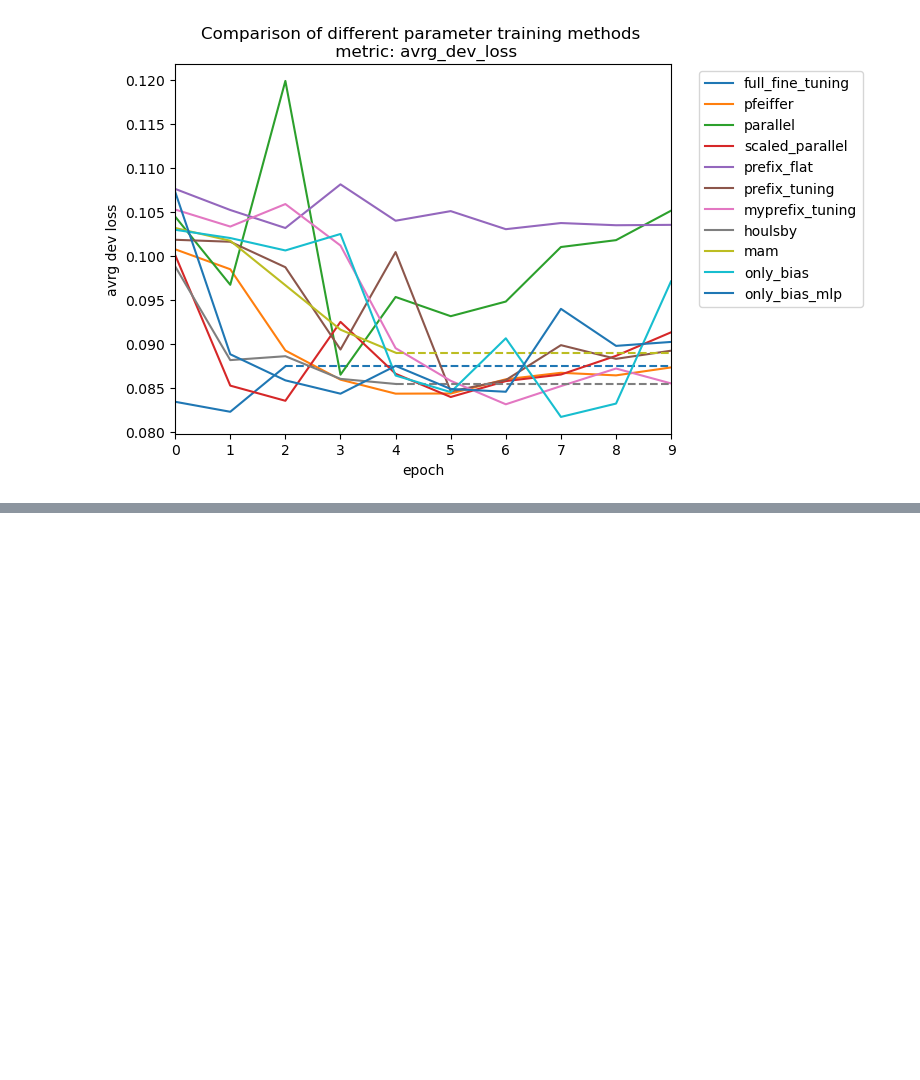
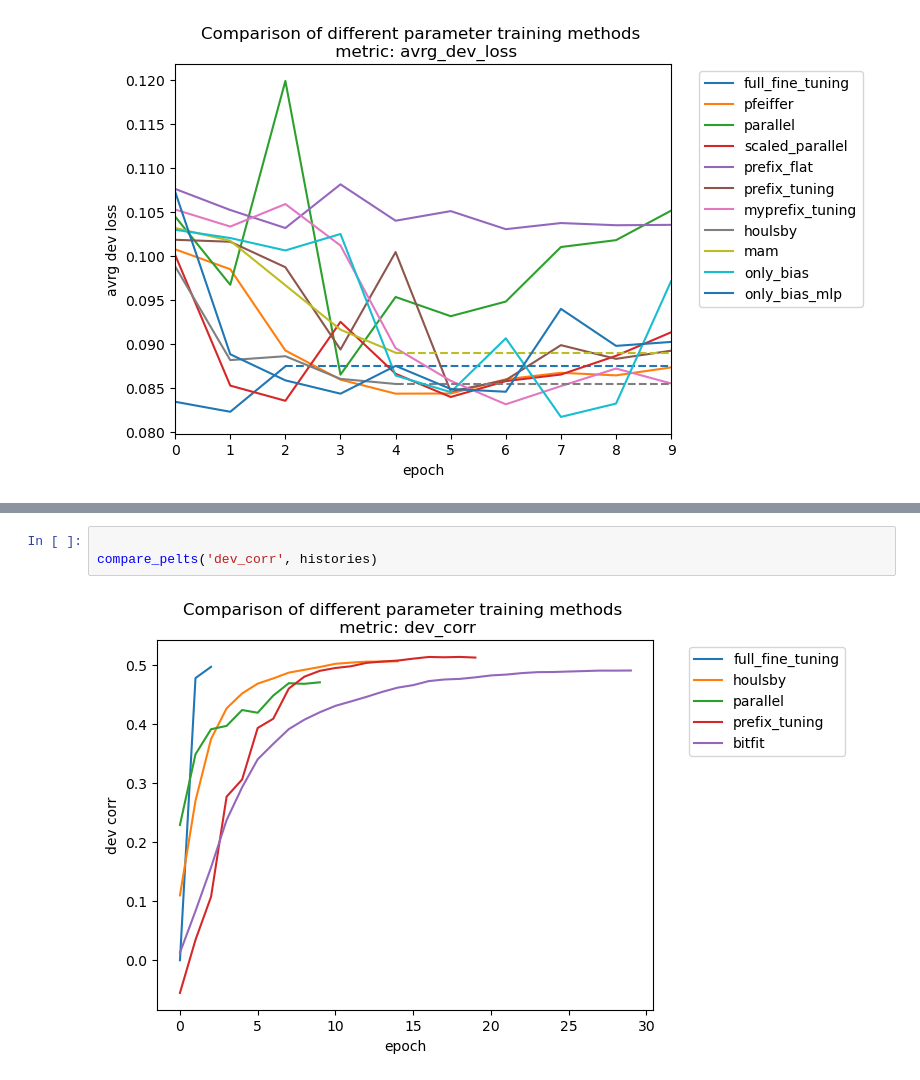
Before and after one commit to myrazma/2022_Masterthesis_Code, a Jupyter notebook: analysis/model_analysis.ipynb, the cells around one changed output, grey strips where cells are left out. Cells and saved outputs as stored; diff of their text form; blank space fills up the shorter version.

```diff
--- a/analysis/model_analysis.ipynb
+++ b/analysis/model_analysis.ipynb
@@ -278,0 +285,5 @@ only_bias
+# %%
+
+compare_pelts('dev_corr', histories)
+# %% [output]
+[figure, added]
```
Also changed, not shown: parts of 10 cells of this notebook, 1 other file.
